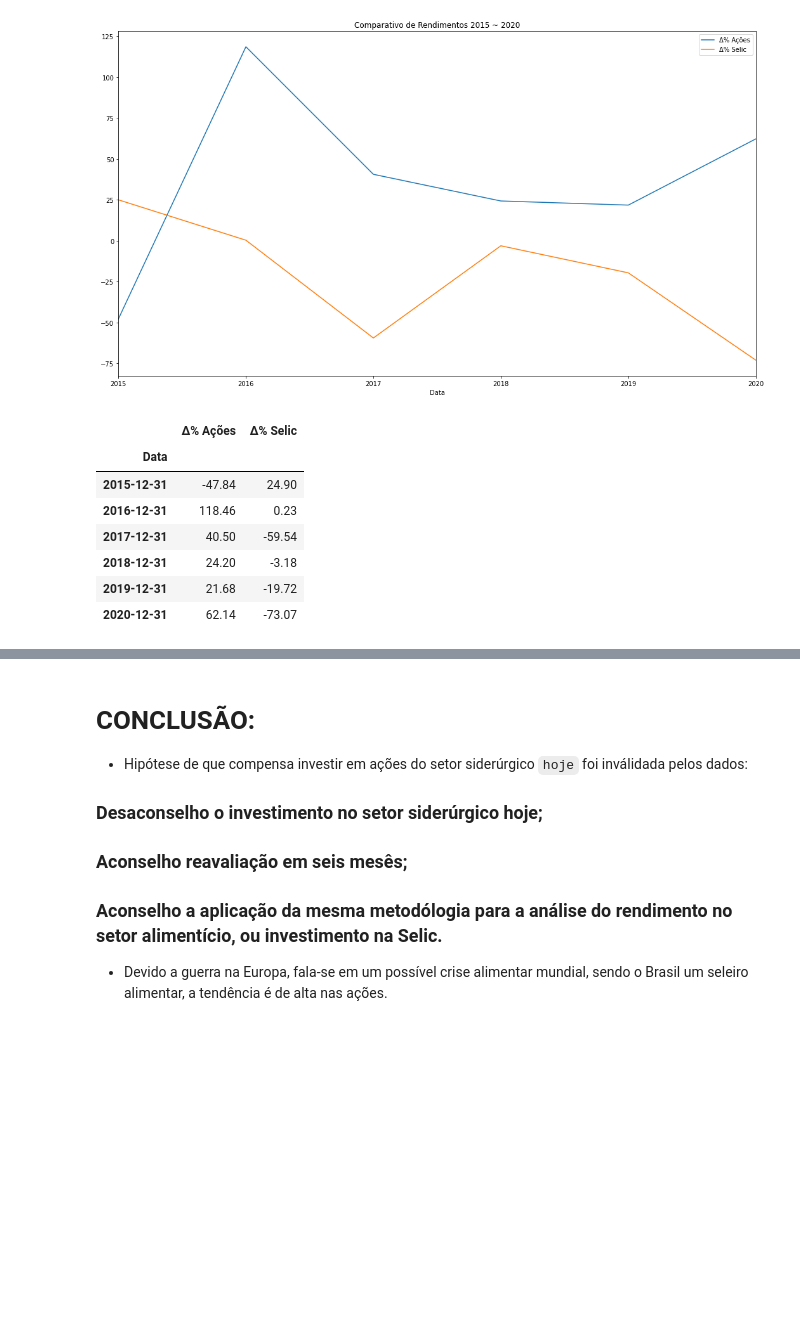
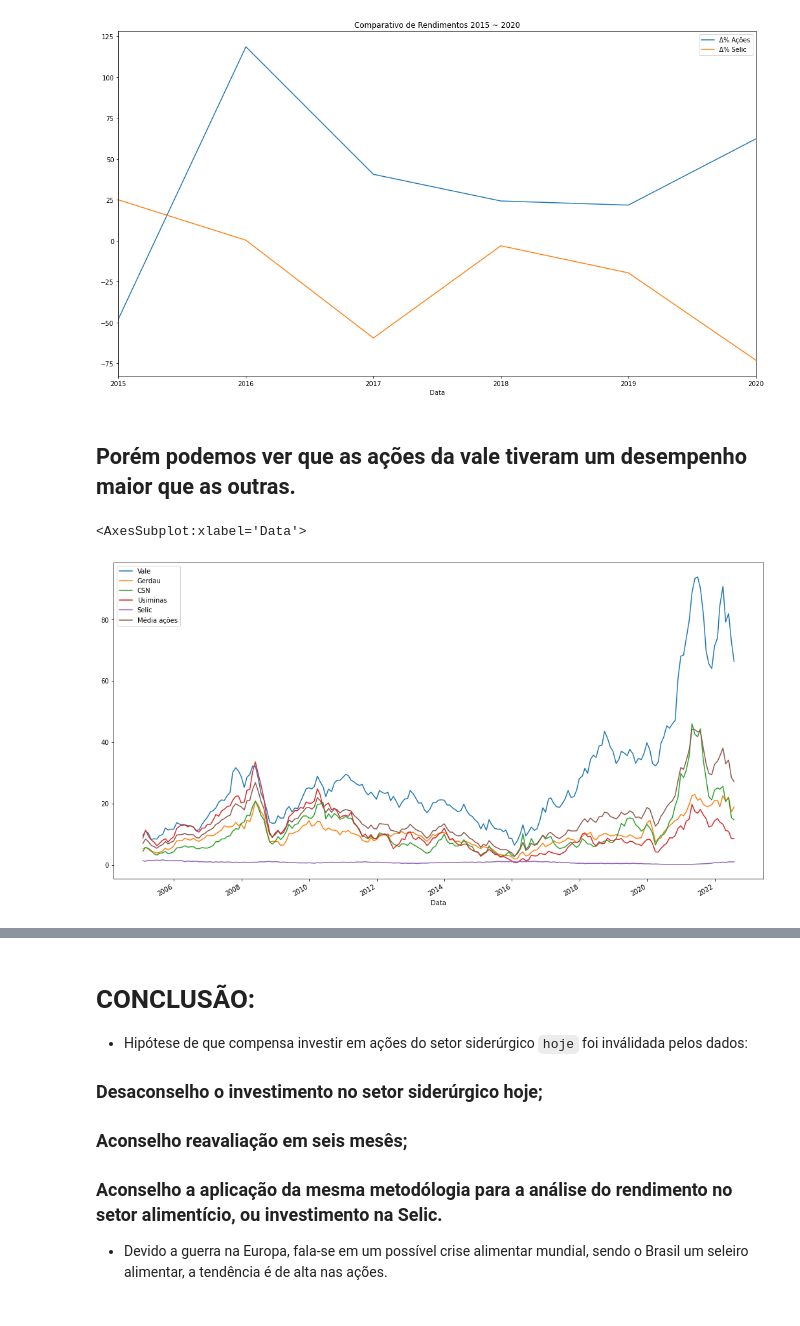
Before and after one commit to kauebr/Insights, a Jupyter notebook: Setor Siderúrgico Nacional/2 Entrega - Cliclo 2/Passo 06 - Análise exploratória/Jupyter Notebooks/Analise exploratória.ipynb, the cells around one changed output, grey strips where cells are left out. Saved outputs shown, nothing was run; the diff lists cells and outputs as text; code cells hidden in the pictures; blank space fills up the shorter version.

```diff
--- a/Setor Siderúrgico Nacional/2 Entrega - Cliclo 2/Passo 06 - Análise exploratória/Jupyter Notebooks/Analise exploratória.ipynb
+++ b/Setor Siderúrgico Nacional/2 Entrega - Cliclo 2/Passo 06 - Análise exploratória/Jupyter Notebooks/Analise exploratória.ipynb
@@ -569,14 +556,10 @@ df_analise.plot(figsize=(18,10), title='Comparativo de Rendimentos 2015 ~ 2020')
 # %% [output]
 <AxesSubplot:title={'center':'Comparativo de Rendimentos 2015 ~ 2020'}, xlabel='Data'>
 [figure]
-# %%
-df_analise
-# %% [output]
-|  | Δ% Ações | Δ% Selic |
-| Data |  |  |
-| 2015-12-31 | -47.84 | 24.90 |
-| 2016-12-31 | 118.46 | 0.23 |
-| 2017-12-31 | 40.50 | -59.54 |
-| 2018-12-31 | 24.20 | -3.18 |
-| 2019-12-31 | 21.68 | -19.72 |
-| 2020-12-31 | 62.14 | -73.07 |
+# %% [markdown]
+## Porém podemos ver que as ações da vale tiveram um desempenho maior que as outras.
+# %%
+df.plot(figsize=(18,10))
+# %% [output]
+<AxesSubplot:xlabel='Data'>
+[figure, added]
```
Also changed, not shown: parts of 16 cells of this notebook.
